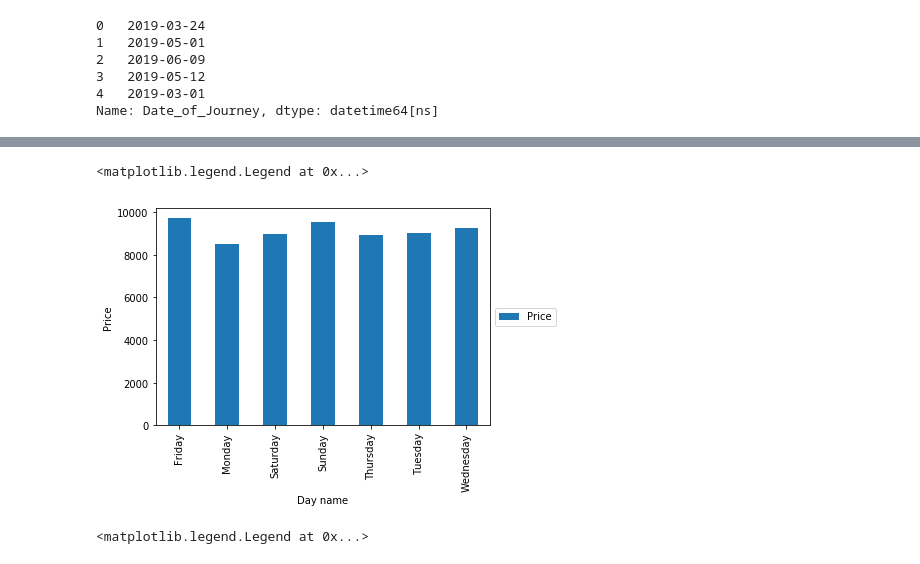
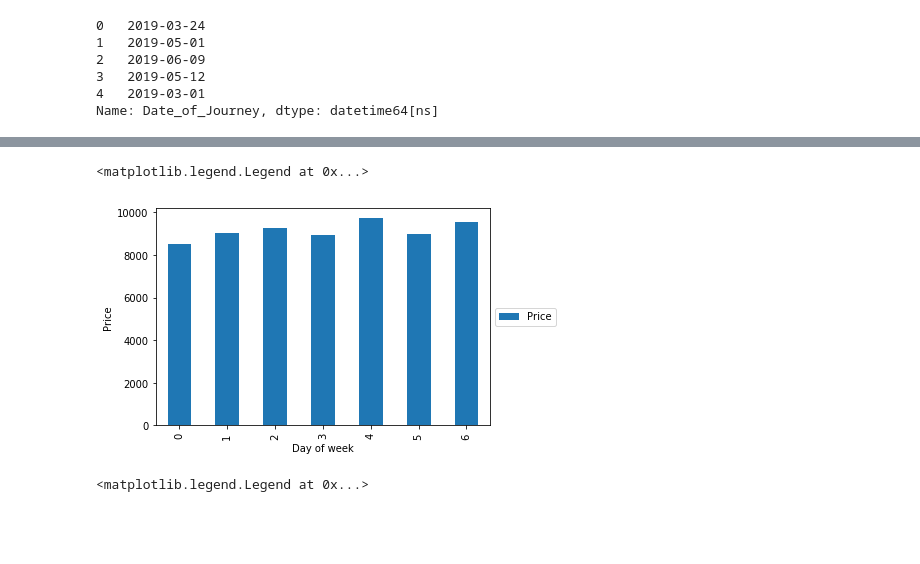
Before and after one commit to bheemlabs/ml_projects, a Jupyter notebook: Hackathon/Python/MachineHack/PredictTheFlightTicketPrice/PredictTheFlightTicketPrice.ipynb, the cells around one changed output, grey strips where cells are left out. Saved outputs shown, nothing was run; the diff lists cells and outputs as text; code cells hidden in the pictures; blank space fills up the shorter version.

Commit message:
text columns changed to numeric columns
Date_of_journey => Month
Source_Code => Source_Code_num
Destination_Code => Destination_Code_num
Day_name => Day_of_week

```diff
--- a/Hackathon/Python/MachineHack/PredictTheFlightTicketPrice/PredictTheFlightTicketPrice.ipynb
+++ b/Hackathon/Python/MachineHack/PredictTheFlightTicketPrice/PredictTheFlightTicketPrice.ipynb
@@ -207 +206,5 @@ train_data['Day_name'].head()
 Name: Day_name, dtype: object
+# %%
+# create new column with Day of week from date : # Monday = 0
+train_data['Day_of_week'] = train_data.Date_of_Journey.apply(lambda date: date.dayofweek)
+train_data['Day_of_week'].head(10)
@@ -207,0 +223,4 @@ Name: Day_name, dtype: object
+# %%
+# Create new column with Month from date
+train_data['Month'] = train_data.Date_of_Journey.apply(lambda date: date.month)
+train_data['Month'].head()
@@ -208,11 +243,11 @@ Name: Day_name, dtype: object
 # %%
 # Plot avg Prices for each day name
-prices_by_day = train_data.groupby('Day_name').mean().plot(kind='bar')
-prices_by_day.set_xlabel("Day name")
+prices_by_day = train_data[['Day_of_week','Price']].groupby('Day_of_week').mean().plot(kind='bar')
+prices_by_day.set_xlabel("Day of week")
 prices_by_day.set_ylabel("Price")
 prices_by_day.legend(loc='center left', bbox_to_anchor=(1,0.5))
 # %% [output]
 <matplotlib.legend.Legend at 0x...>
-[figure, old version]
+[figure, new version]
 # %%
 # Plot avg prices for each airline
```
Also changed, not shown: parts of 25 cells of this notebook, 1 other file.
